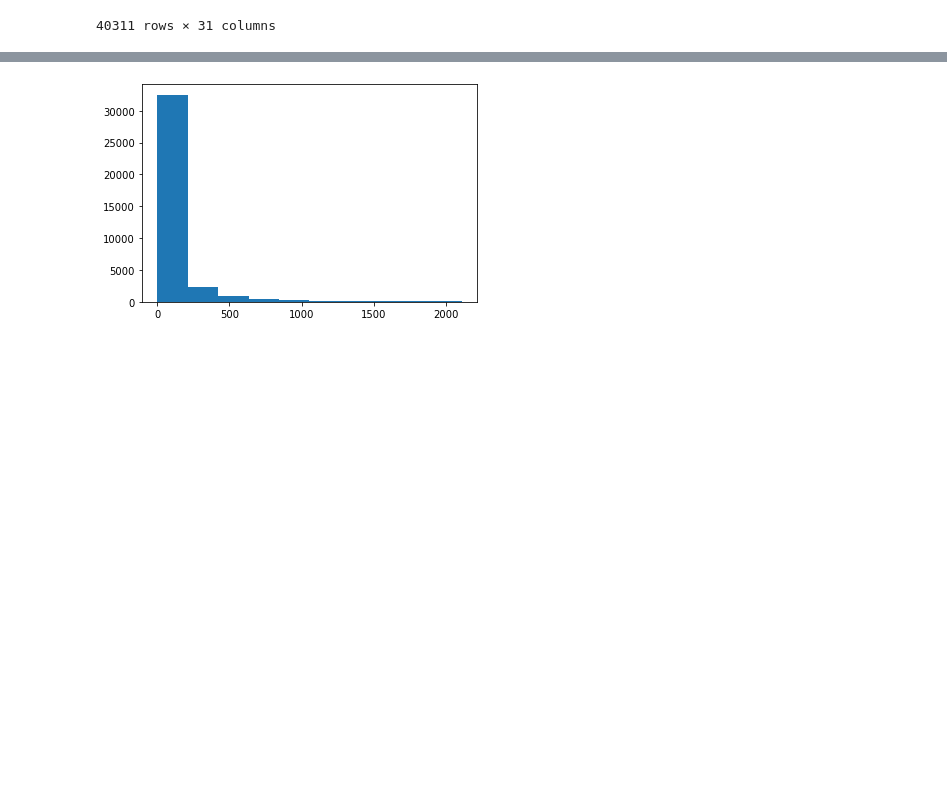
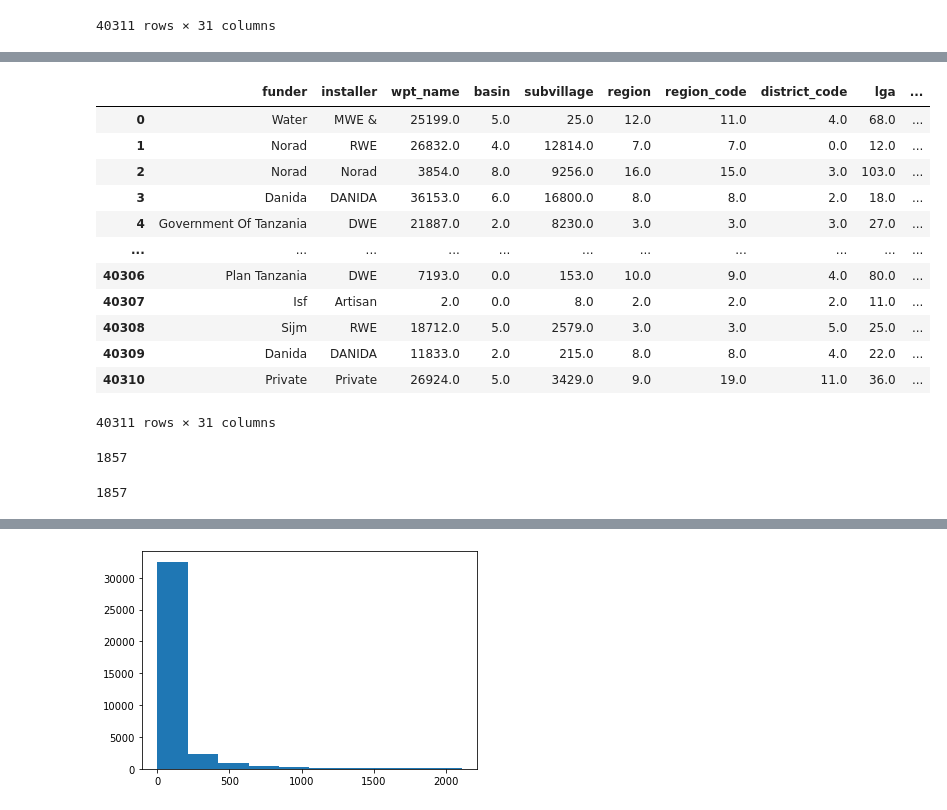
Before and after one commit to BobbyGerberick/Tanzanian_Water_Wells, a Jupyter notebook: Dev_Notebooks/ben_notebook.ipynb, the cells around one changed output, grey strips where cells are left out. Cells and saved outputs as stored; diff of their text form; code cells hidden in the pictures; blank space fills up the shorter version.

```diff
--- a/Dev_Notebooks/ben_notebook.ipynb
+++ b/Dev_Notebooks/ben_notebook.ipynb
@@ -822,0 +857,36 @@ plt.hist(X_train_imputed[:, 1], bins=10);
+# %%
+def revert_back_to_strings(df, col):
+    column_vc = list(df_small_small[col].value_counts().index)
+    column_rank = list(range(len(column_vc)))
+
+    column_vc_rank = dict(zip(column_rank, column_vc))
+
+    X_train_imputed_df[col] = X_train_imputed_df[col].replace(column_vc_rank)
+
+    return X_train_imputed_df
+# %%
+revert_back_to_strings(X_train_imputed_df, 'installer')
+# %% [output]
+|  | funder | installer | wpt_name | basin | subvillage | region | region_code | district_code | lga | ... |
+| 0 | Water | MWE & | 25199.0 | 5.0 | 25.0 | 12.0 | 11.0 | 4.0 | 68.0 | ... |
+| 1 | Norad | RWE | 26832.0 | 4.0 | 12814.0 | 7.0 | 7.0 | 0.0 | 12.0 | ... |
+| 2 | Norad | Norad | 3854.0 | 8.0 | 9256.0 | 16.0 | 15.0 | 3.0 | 103.0 | ... |
+| 3 | Danida | DANIDA | 36153.0 | 6.0 | 16800.0 | 8.0 | 8.0 | 2.0 | 18.0 | ... |
+| 4 | Government Of Tanzania | DWE | 21887.0 | 2.0 | 8230.0 | 3.0 | 3.0 | 3.0 | 27.0 | ... |
+| ... | ... | ... | ... | ... | ... | ... | ... | ... | ... | ... |
+| 40306 | Plan Tanzania | DWE | 7193.0 | 0.0 | 153.0 | 10.0 | 9.0 | 4.0 | 80.0 | ... |
+| 40307 | Isf | Artisan | 2.0 | 0.0 | 8.0 | 2.0 | 2.0 | 2.0 | 11.0 | ... |
+| 40308 | Sijm | RWE | 18712.0 | 5.0 | 2579.0 | 3.0 | 3.0 | 5.0 | 25.0 | ... |
+| 40309 | Danida | DANIDA | 11833.0 | 2.0 | 215.0 | 8.0 | 8.0 | 4.0 | 22.0 | ... |
+| 40310 | Private | Private | 26924.0 | 5.0 | 3429.0 | 9.0 | 19.0 | 11.0 | 36.0 | ... |
+40311 rows × 31 columns
+# %%
+funder_vc = list(df_small_small['funder'].value_counts().index)
+len(funder_vc)
+# %% [output]
+1857
+# %%
+rank = list(range(len(funder_vc)))
+len(rank)
+# %% [output]
+1857
```
Also changed, not shown: parts of 13 cells of this notebook.
